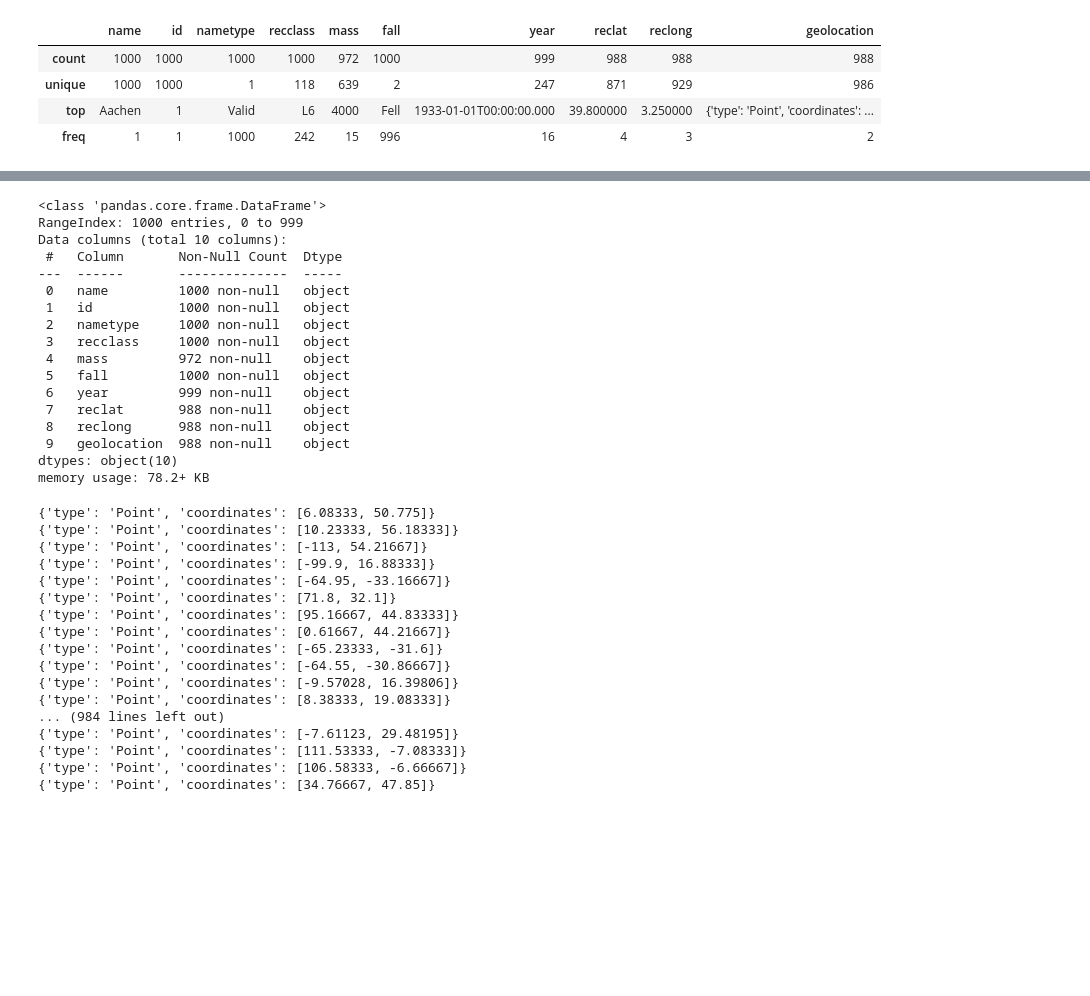
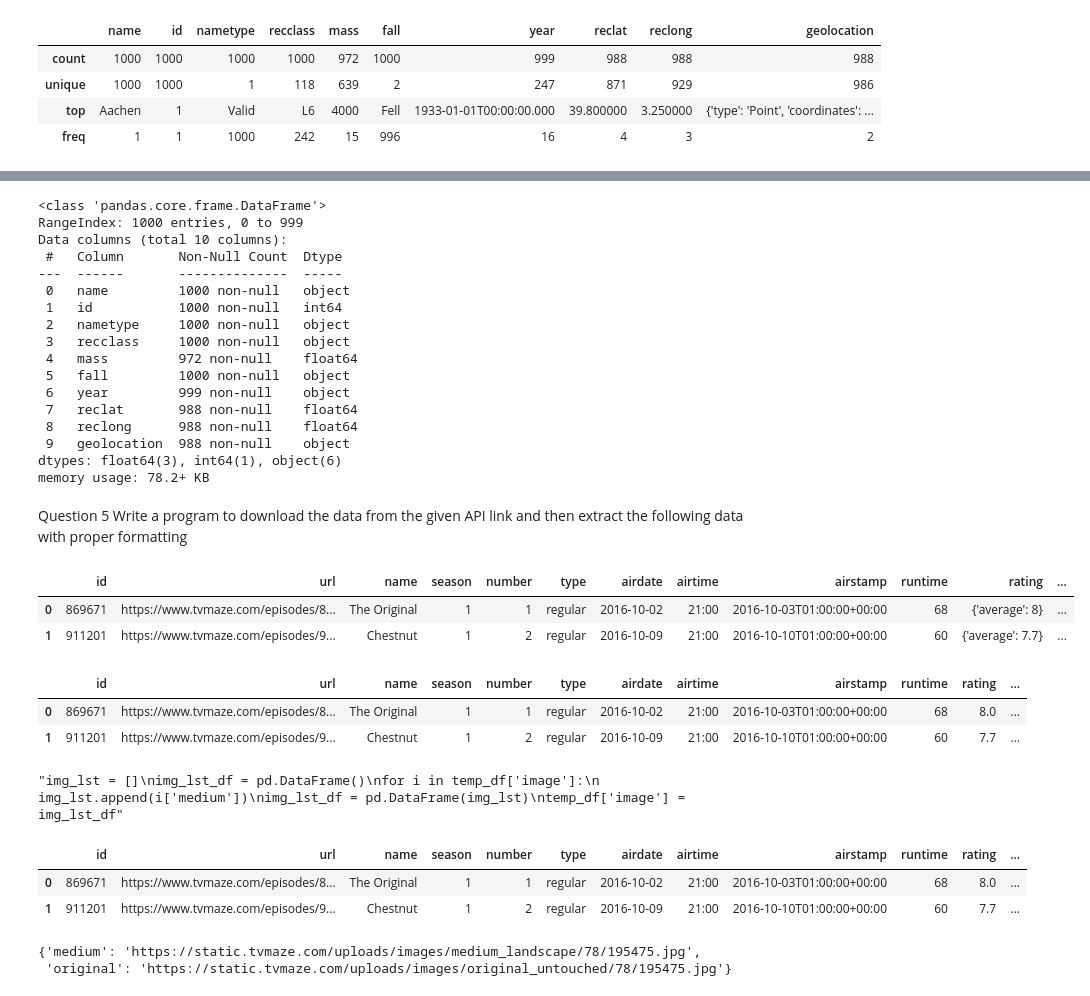
Before and after one commit to palekarprint/data_science_assignment, a Jupyter notebook: data_science_assignment.ipynb, the cells around one changed output, grey strips where cells are left out. Cells and saved outputs as stored; diff of their text form; code cells hidden in the pictures; blank space fills up the shorter version.

```diff
--- a/data_science_assignment.ipynb
+++ b/data_science_assignment.ipynb
@@ -232,5 +229,5 @@ df.shape
 # %%
-df.info()
+df_data.info()
 # %% [output]
 <class 'pandas.core.frame.DataFrame'>
 RangeIndex: 1000 entries, 0 to 999
@@ -238,35 +235,29 @@ Data columns (total 10 columns):
  #   Column       Non-Null Count  Dtype
 ---  ------       --------------  -----
  0   name         1000 non-null   object
- 1   id           1000 non-null   object
+ 1   id           1000 non-null   int64
  2   nametype     1000 non-null   object
  3   recclass     1000 non-null   object
- 4   mass         972 non-null    object
+ 4   mass         972 non-null    float64
  5   fall         1000 non-null   object
  6   year         999 non-null    object
- 7   reclat       988 non-null    object
- 8   reclong      988 non-null    object
+ 7   reclat       988 non-null    float64
+ 8   reclong      988 non-null    float64
  9   geolocation  988 non-null    object
-dtypes: object(10)
+dtypes: float64(3), int64(1), object(6)
 memory usage: 78.2+ KB
-# %%
-for i in df['geolocation']:
-    print(i)
-# %% [output]
-{'type': 'Point', 'coordinates': [6.08333, 50.775]}
-{'type': 'Point', 'coordinates': [10.23333, 56.18333]}
-{'type': 'Point', 'coordinates': [-113, 54.21667]}
-{'type': 'Point', 'coordinates': [-99.9, 16.88333]}
-{'type': 'Point', 'coordinates': [-64.95, -33.16667]}
-{'type': 'Point', 'coordinates': [71.8, 32.1]}
-{'type': 'Point', 'coordinates': [95.16667, 44.83333]}
-{'type': 'Point', 'coordinates': [0.61667, 44.21667]}
-{'type': 'Point', 'coordinates': [-65.23333, -31.6]}
-{'type': 'Point', 'coordinates': [-64.55, -30.86667]}
-{'type': 'Point', 'coordinates': [-9.57028, 16.39806]}
-{'type': 'Point', 'coordinates': [8.38333, 19.08333]}
-... (984 lines left out)
-{'type': 'Point', 'coordinates': [-7.61123, 29.48195]}
-{'type': 'Point', 'coordinates': [111.53333, -7.08333]}
-{'type': 'Point', 'coordinates': [106.58333, -6.66667]}
-{'type': 'Point', 'coordinates': [34.76667, 47.85]}
+# %% [markdown]
+Question 5
+Write a program to download the data from the given API link and then extract the following data with
+proper formatting
+# %%
+import pandas as pd
+import requests
+response = requests.get('http://api.tvmaze.com/singlesearch/shows?q=westworld&embed=episodes')
+temp_df = pd.DataFrame(response.json()['_embedded']['episodes'])[['id','url','name','season','number','type','airdate', 'airtime', 'airstamp', 'runtime', 'rating', 'image', 'summary', '_links']]
+# %%
+temp_df.head(2)
+# %% [output]
+|  | id | url | name | season | number | type | airdate | airtime | airstamp | runtime | rating | ... |
+| 0 | 869671 | https://www.tvmaze.com/episodes/8... | The Original | 1 | 1 | regular | 2016-10-02 | 21:00 | 2016-10-03T01:00:00+00:00 | 68 | {'average': 8} | ... |
+| 1 | 911201 | https://www.tvmaze.com/episodes/9... | Chestnut | 1 | 2 | regular | 2016-10-09 | 21:00 | 2016-10-10T01:00:00+00:00 | 60 | {'average': 7.7} | ... |
@@ -272,0 +271,26 @@ for i in df['geolocation']:
+# %%
+temp_df.head(2)
+# %% [output]
+|  | id | url | name | season | number | type | airdate | airtime | airstamp | runtime | rating | ... |
+| 0 | 869671 | https://www.tvmaze.com/episodes/8... | The Original | 1 | 1 | regular | 2016-10-02 | 21:00 | 2016-10-03T01:00:00+00:00 | 68 | 8.0 | ... |
+| 1 | 911201 | https://www.tvmaze.com/episodes/9... | Chestnut | 1 | 2 | regular | 2016-10-09 | 21:00 | 2016-10-10T01:00:00+00:00 | 60 | 7.7 | ... |
+# %%
+'''img_lst = []
+img_lst_df = pd.DataFrame()
+for i in temp_df['image']:
+    img_lst.append(i['medium'])
+img_lst_df = pd.DataFrame(img_lst)
+temp_df['image'] = img_lst_df'''
+# %% [output]
+"img_lst = []\nimg_lst_df = pd.DataFrame()\nfor i in temp_df['image']:\n    img_lst.append(i['medium'])\nimg_lst_df = pd.DataFrame(img_lst)\ntemp_df['image'] = img_lst_df"
+# %%
+temp_df.head(2)
+# %% [output]
+|  | id | url | name | season | number | type | airdate | airtime | airstamp | runtime | rating | ... |
+| 0 | 869671 | https://www.tvmaze.com/episodes/8... | The Original | 1 | 1 | regular | 2016-10-02 | 21:00 | 2016-10-03T01:00:00+00:00 | 68 | 8.0 | ... |
+| 1 | 911201 | https://www.tvmaze.com/episodes/9... | Chestnut | 1 | 2 | regular | 2016-10-09 | 21:00 | 2016-10-10T01:00:00+00:00 | 60 | 7.7 | ... |
+# %%
+temp_df['image'][0]
+# %% [output]
+{'medium': 'https://static.tvmaze.com/uploads/images/medium_landscape/78/195475.jpg',
+ 'original': 'https://static.tvmaze.com/uploads/images/original_untouched/78/195475.jpg'}
```
Also changed, not shown: parts of 7 cells of this notebook, 2 other files.
